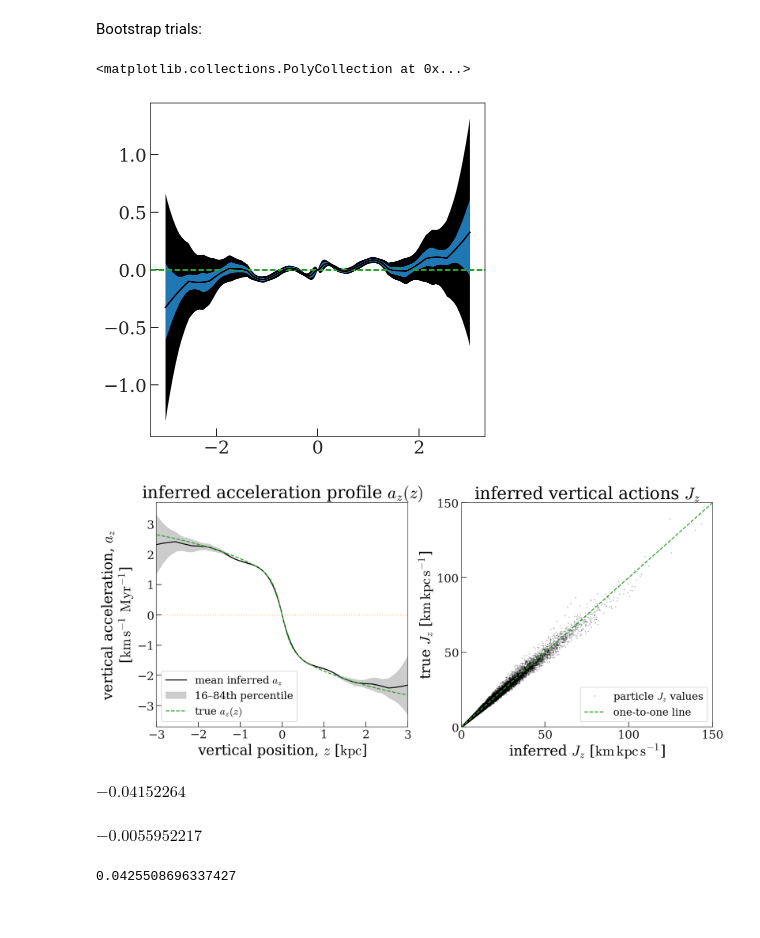
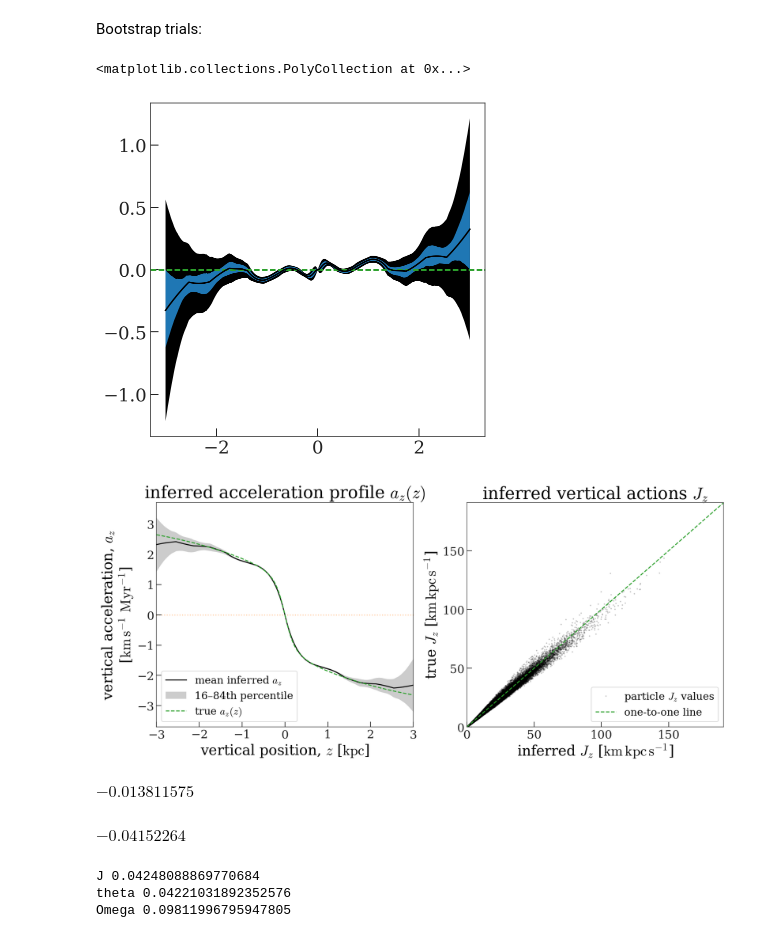
Before and after one commit to adrn/empirical-af, a Jupyter notebook: scripts/Figure-qIso-df.ipynb, the cells around one changed output. Saved outputs shown, nothing was run; the diff lists cells and outputs as text; code cells hidden in the pictures.

Commit message:
with 64 bootstrap trials

```diff
--- a/scripts/Figure-qIso-df.ipynb
+++ b/scripts/Figure-qIso-df.ipynb
@@ -377,7 +371,7 @@ Bootstrap trials:
 # %%
 rng = np.random.default_rng(seed=8675309)
 trials = []
-for trial in range(12):
+for trial in range(64):
     trial_idx = rng.choice(len(oti_data), size=len(oti_data), replace=True)
     _, trial_res = model.run(
         oti_data[trial_idx], bins=zvz_bins, jaxopt_kw=dict(maxiter=4096, tol=1e-8)
@@ -425,7 +419,7 @@ plt.fill_between(
 # plt.ylim(-0.1, 0.1)
 # %% [output]
 <matplotlib.collections.PolyCollection at 0x...>
-[figure, old version]
+[figure, new version]
 # %%
 # bestfit_acc = model.label_model.get_acceleration(zgrid, res.params)
 
@@ -445,7 +439,7 @@ plt.fill_between(
 (aaf_idx,) = np.where(mask)
 
 rng = np.random.default_rng(seed=123)
-aaf_idx = rng.choice(aaf_idx, size=32768, replace=False)
+aaf_idx = rng.choice(aaf_idx, size=100_000, replace=False)
 aaf = model.label_model.compute_action_angle(
     pdata["z"][aaf_idx], pdata["v_z"][aaf_idx], res.params
 )
@@ -504,48 +498,61 @@ ax.plot(
     marker="o",
     ls="none",
     alpha=0.25,
     mew=0,
     ms=2.0,
     label="particle $J_z$ values",
     rasterized=True,
 )
 ax.axline(
     [0, 0],
     [
         pdata["J"].to_value(Junit)[aaf_idx, 2].max(),
         pdata["J"].to_value(Junit)[aaf_idx, 2].max(),
     ],
     ls="--",
     color="tab:green",
     marker="",
     label="one-to-one line",
 )
-ax.set_xlim(0, pdata["J"].to_value(Junit)[idx, 2].max())
-ax.set_ylim(0, pdata["J"].to_value(Junit)[idx, 2].max())
+ax.set_xlim(0, pdata["J"].to_value(Junit)[aaf_idx, 2].max())
+ax.set_ylim(0, pdata["J"].to_value(Junit)[aaf_idx, 2].max())
 ax.set_title("inferred vertical actions $J_z$")
 
 ax.legend(loc="lower right", fontsize=16)
 
 ax.set_xlabel(f"inferred $J_z$ [{Junit:latex_inline}]")
 ax.set_ylabel(f"true $J_z$ [{Junit:latex_inline}]")
 ax.set_xticks(np.arange(0, 200, 50))
 ax.set_yticks(np.arange(0, 200, 50))
 
 fig.savefig("../tex/figures/qiso-validation.pdf", dpi=250)
 # %% [output]
-[figure, old version]
+[figure, new version]
-# %%
-(bestfit_acc[idx] - true_acc[2][idx]) / true_acc[2][idx]
-# %% [output]
-$-0.04152264 \; \mathrm{}$
 # %%
 idx = np.abs(zgrid - 1 * u.kpc).argmin()
 (total_acc_err[idx] / true_acc[2][idx]).decompose()
 # %% [output]
-$-0.0055952217 \; \mathrm{}$
+$-0.013811575 \; \mathrm{}$
+# %%
+(bestfit_acc[idx] - true_acc[2][idx]) / true_acc[2][idx]
+# %% [output]
+$-0.04152264 \; \mathrm{}$
 # %%
-true_Jz = pdata["J"][:, 2].to_value(Junit)[aaf_idx]
-frac_diff = (aaf["J"].to_value(Junit) - true_Jz) / true_Jz
-np.median(np.abs(frac_diff))
+truth = {
+    "J": pdata["J"][:, 2].to(Junit)[aaf_idx],
+    "theta": pdata["theta"][:, 2].to(u.rad)[aaf_idx],
+    "Omega": pdata["Omega"][:, 2].to(u.rad / u.Myr)[aaf_idx],
+}
+
+for k in ["J", "theta", "Omega"]:
+    if k == "theta":
+        frac_diff = (
+            ((np.cos(aaf[k]) - np.cos(truth[k])) / np.cos(truth[k])).decompose().value
+        )
+    else:
+        frac_diff = ((aaf[k] - truth[k]) / truth[k]).decompose().value
+    print(k, np.median(np.abs(frac_diff)))
 # %% [output]
-0.0425508696337427
+J 0.04248088869770684
+theta 0.04221031892352576
+Omega 0.09811996795947805
```
Also changed, not shown: parts of 2 cells of this notebook, 2 other files.
